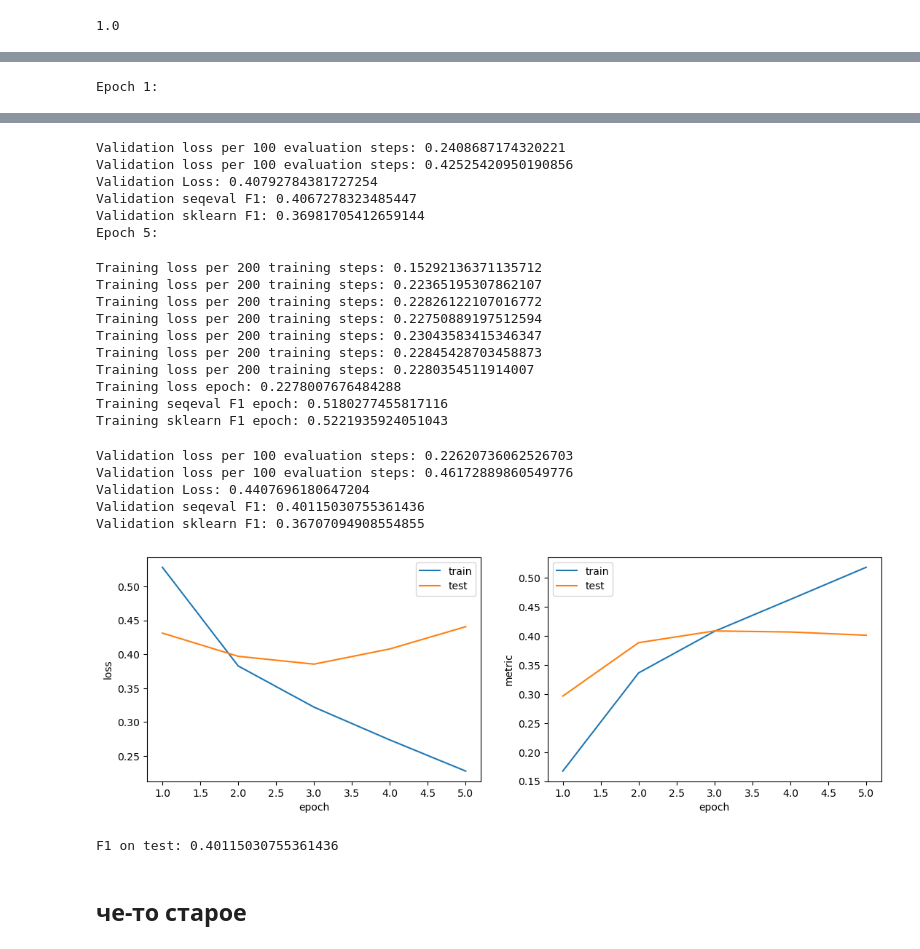
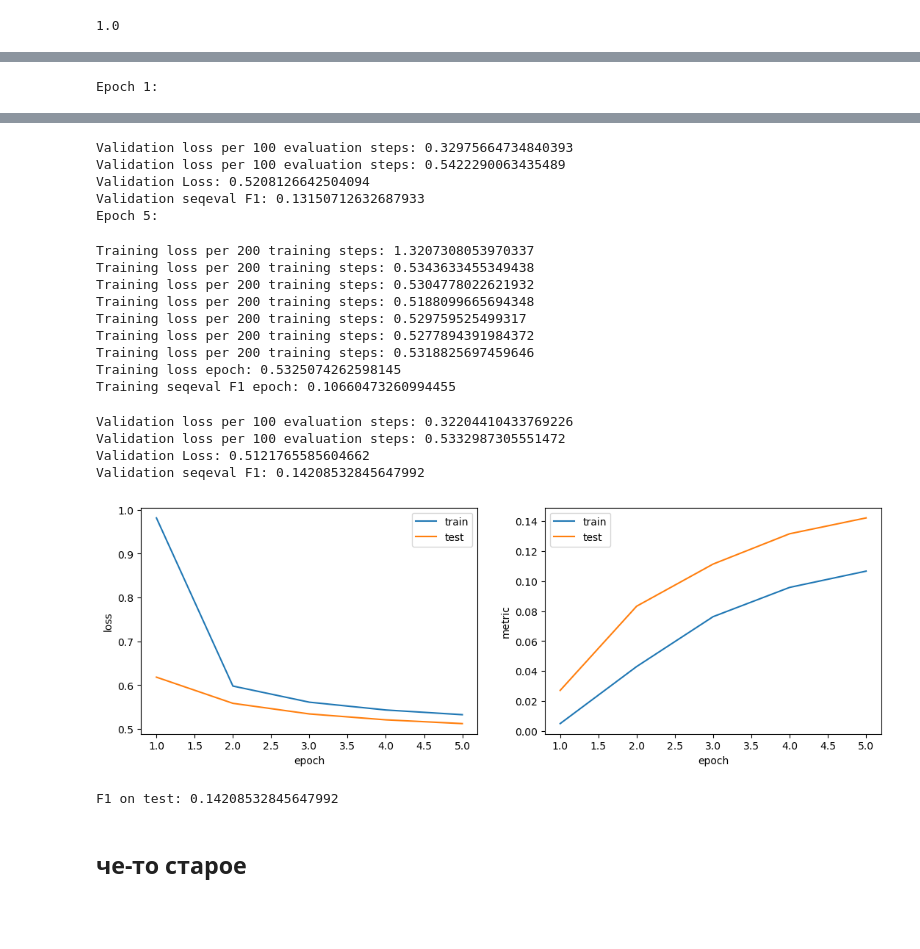
Before and after one commit to Danessely/digitalhack-perm-1218, a Jupyter notebook: ner_baseline_new_train.ipynb, the cells around one changed output, grey strips where cells are left out. Drawn from its saved outputs; the diff is of its cells as text; code cells hidden in the pictures; blank space fills up the shorter version.

```diff
--- a/ner_baseline_new_train.ipynb
+++ b/ner_baseline_new_train.ipynb
@@ -282,6 +250,3 @@ BertForTokenClassification(
   (dropout): Dropout(p=0.1, inplace=False)
   (classifier): Linear(in_features=312, out_features=27, bias=True)
 )
-# %%
-model = BertModel.from_pretrained(model_checkpoint)
-model.pooler.dense.out_features
@@ -452,9 +498,9 @@ def valid_epoch(testing_loader, model):
     eval_loss, eval_accuracy_seq, eval_accuracy_skl = 0, 0, 0
     nb_eval_examples, nb_eval_steps = 0, 0
     eval_preds, eval_labels = [], []
-
+    set_random_seed(superseed)
     with torch.no_grad():
-        for idx, batch in tqdm(enumerate(testing_loader)):
+        for idx, batch in tqdm(enumerate(testing_loader), total=len(testing_loader)):
 
             ids = batch['input_ids'].to(device, dtype = torch.long)
             mask = batch['attention_mask'].to(device, dtype = torch.long)
@@ -494,8 +540,8 @@ def valid_epoch(testing_loader, model):
             eval_accuracy_seq += tmp_eval_accuracy_seq
 
 
-            tmp_eval_accuracy_skl = f1_score(labels.cpu().numpy(), predictions.cpu().numpy(), average='macro')
-            eval_accuracy_skl += tmp_eval_accuracy_skl
+            # tmp_eval_accuracy_skl = f1_score(labels.cpu().numpy(), predictions.cpu().numpy(), average='macro')
+            # eval_accuracy_skl += tmp_eval_accuracy_skl
 
 
     labels = [ids_to_labels[id.item()] for id in eval_labels]
@@ -503,7 +549,14 @@ def valid_epoch(testing_loader, model):
 
     eval_loss = eval_loss / nb_eval_steps
     eval_accuracy_seq = eval_accuracy_seq / nb_eval_steps
-    eval_accuracy_skl = eval_accuracy_skl / nb_eval_steps
+    # eval_accuracy_skl = eval_accuracy_skl / nb_eval_steps
+
+    # metrics = {
+    #     'val/loss': eval_loss,
+    #     'val/f1': eval_accuracy_seq
+    # }
+    # wandb.log(metrics)
+
     print(f"Validation Loss: {eval_loss}")
     print(f"Validation seqeval F1: {eval_accuracy_seq}")
     # print(f"Validation sklearn F1: {eval_accuracy_skl}")
@@ -566,0 +696,12 @@ You should probably TRAIN this model on a down-stream task to be able to use it
+# %%
+custom_classifier = CustomHead(model_checkpoint, hidden_dim=512, num_labels=len(label_list))
+custom_model = AutoModelForTokenClassification.from_pretrained(model_checkpoint, num_labels=len(label_list))
+# custom_model.classifier = custom_classifier
+custom_model.classifier = nn.Linear(in_features=312, out_features=27)
+custom_model.to(device)
+# for param in custom_model.bert.named_parameters():
+#     param[1].requires_grad=False
+
+num_epoch = 5
+optimizer = torch.optim.Adam(params=custom_model.parameters(), lr=0.0001)
+scheduler = torch.optim.lr_scheduler.ExponentialLR(optimizer=optimizer, gamma=0.9)
@@ -567,6 +714,5 @@ You should probably TRAIN this model on a down-stream task to be able to use it
 # %%
-final_metric = train(train_loader, test_loader, num_epoch, optimizer, model)
-# train_losses, test_losses, train_metrics, test_metrics = train(test_loader, test_loader, 1, optimizer, model)
+final_metric = train(train_loader, test_loader, num_epoch, optimizer, custom_model)
 print(f'F1 on test: {final_metric}')
 # %% [output]
 Epoch 1:
@@ -631,26 +770,23 @@ Training sklearn F1 epoch: 0.4662449719909365
-Validation loss per 100 evaluation steps: 0.2408687174320221
-Validation loss per 100 evaluation steps: 0.42525420950190856
-Validation Loss: 0.40792784381727254
-Validation seqeval F1: 0.4067278323485447
-Validation sklearn F1: 0.36981705412659144
+Validation loss per 100 evaluation steps: 0.32975664734840393
+Validation loss per 100 evaluation steps: 0.5422290063435489
+Validation Loss: 0.5208126642504094
+Validation seqeval F1: 0.13150712632687933
 Epoch 5:
-Training loss per 200 training steps: 0.15292136371135712
-Training loss per 200 training steps: 0.22365195307862107
-Training loss per 200 training steps: 0.22826122107016772
-Training loss per 200 training steps: 0.22750889197512594
-Training loss per 200 training steps: 0.23043583415346347
-Training loss per 200 training steps: 0.22845428703458873
-Training loss per 200 training steps: 0.2280354511914007
-Training loss epoch: 0.2278007676484288
-Training seqeval F1 epoch: 0.5180277455817116
-Training sklearn F1 epoch: 0.5221935924051043
+Training loss per 200 training steps: 1.3207308053970337
+Training loss per 200 training steps: 0.5343633455349438
+Training loss per 200 training steps: 0.5304778022621932
+Training loss per 200 training steps: 0.5188099665694348
+Training loss per 200 training steps: 0.529759525499317
+Training loss per 200 training steps: 0.5277894391984372
+Training loss per 200 training steps: 0.5318825697459646
+Training loss epoch: 0.5325074262598145
+Training seqeval F1 epoch: 0.10660473260994455
-Validation loss per 100 evaluation steps: 0.22620736062526703
-Validation loss per 100 evaluation steps: 0.46172889860549776
-Validation Loss: 0.4407696180647204
-Validation seqeval F1: 0.40115030755361436
-Validation sklearn F1: 0.36707094908554855
+Validation loss per 100 evaluation steps: 0.32204410433769226
+Validation loss per 100 evaluation steps: 0.5332987305551472
+Validation Loss: 0.5121765585604662
+Validation seqeval F1: 0.14208532845647992
-[figure, old version]
+[figure, new version]
-F1 on test: 0.40115030755361436
+F1 on test: 0.14208532845647992
 # %% [markdown]
 ## че-то старое
 # %% [markdown]
```
Also changed, not shown: parts of 54 cells of this notebook, 1 other file.
